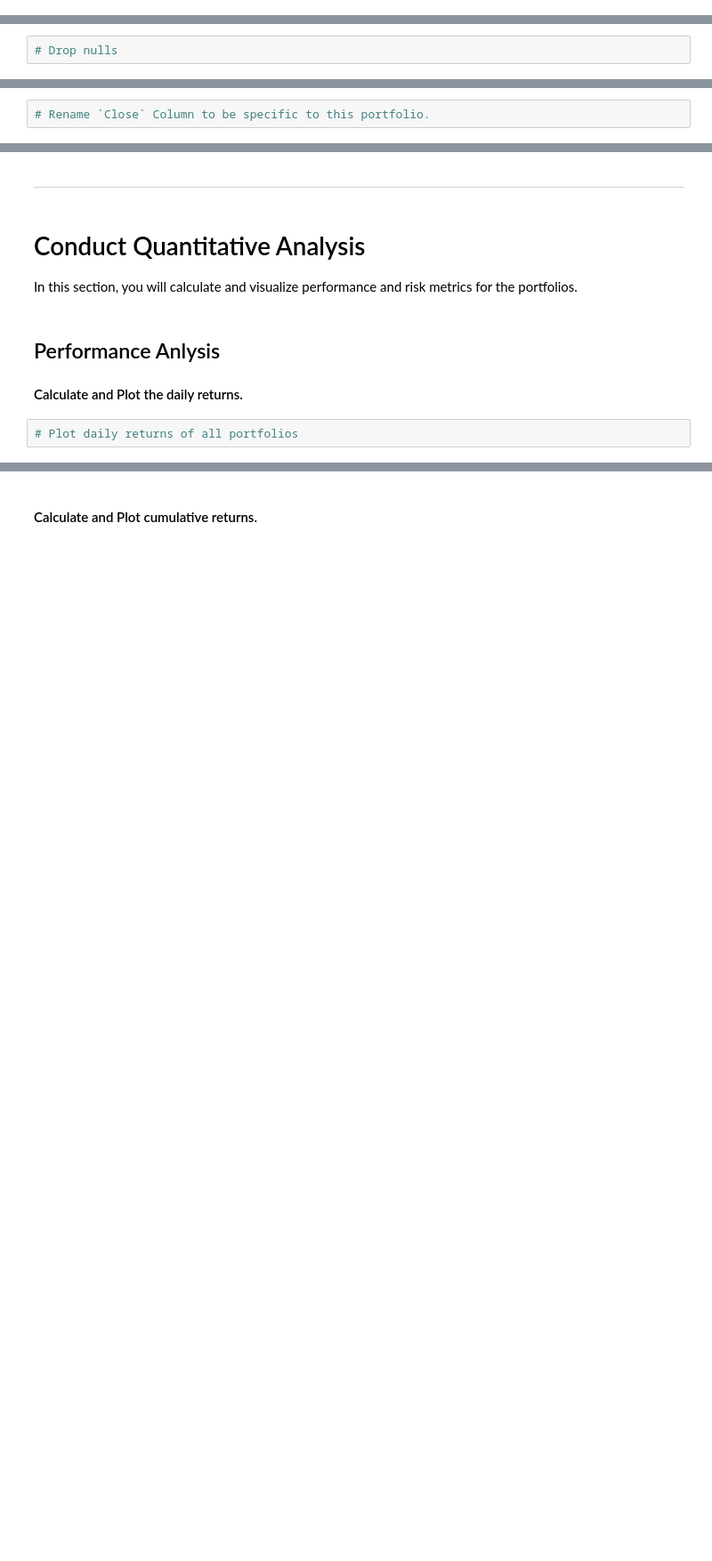
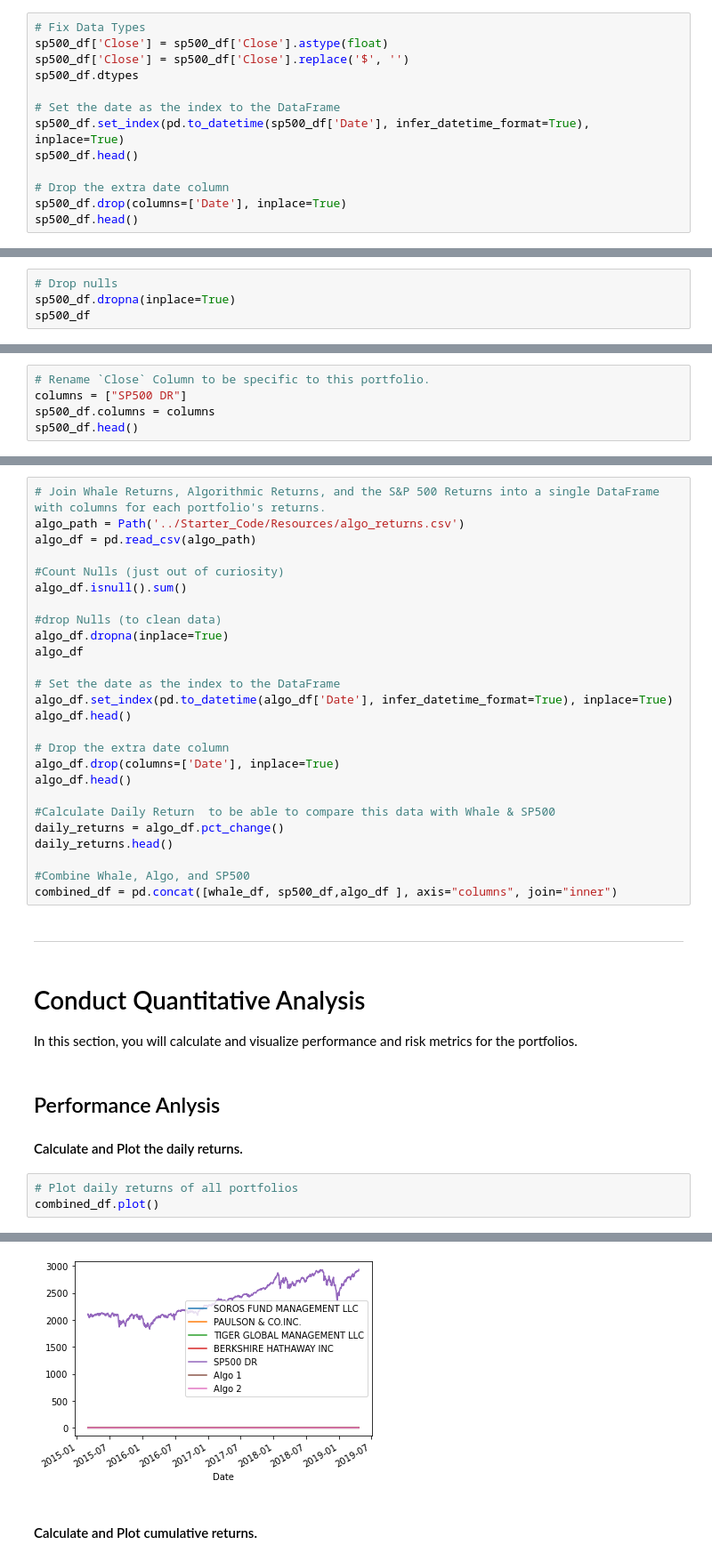
Before and after one commit to riwi77/Miami-Homework-, a Jupyter notebook: 04-Pandas/Instructions/Starter_Code/whale_analysis.ipynb, the cells around one changed output, grey strips where cells are left out. Shown at 89% size. Cells and saved outputs as stored; diff of their text form; blank space fills up the shorter version.

```diff
--- a/04-Pandas/Instructions/Starter_Code/whale_analysis.ipynb
+++ b/04-Pandas/Instructions/Starter_Code/whale_analysis.ipynb
@@ -59,0 +133,13 @@ Read the S&P 500 historic closing prices and create a new daily returns DataFram
+# %%
+# Fix Data Types
+sp500_df['Close'] = sp500_df['Close'].astype(float)
+sp500_df['Close'] = sp500_df['Close'].replace('$', '')
+sp500_df.dtypes
+
+# Set the date as the index to the DataFrame
+sp500_df.set_index(pd.to_datetime(sp500_df['Date'], infer_datetime_format=True), inplace=True)
+sp500_df.head()
+
+# Drop the extra date column
+sp500_df.drop(columns=['Date'], inplace=True)
+sp500_df.head()
@@ -62,2 +166,4 @@ Read the S&P 500 historic closing prices and create a new daily returns DataFram
 # %%
 # Drop nulls
+sp500_df.dropna(inplace=True)
+sp500_df
@@ -64,2 +185,5 @@ Read the S&P 500 historic closing prices and create a new daily returns DataFram
 # %%
 # Rename `Close` Column to be specific to this portfolio.
+columns = ["SP500 DR"]
+sp500_df.columns = columns
+sp500_df.head()
@@ -70,3 +200,29 @@ Read the S&P 500 historic closing prices and create a new daily returns DataFram
+# %%
+# Join Whale Returns, Algorithmic Returns, and the S&P 500 Returns into a single DataFrame with columns for each portfolio's returns.
+algo_path = Path('../Starter_Code/Resources/algo_returns.csv')
+algo_df = pd.read_csv(algo_path)
+
+#Count Nulls (just out of curiosity)
+algo_df.isnull().sum()
+
+#drop Nulls (to clean data)
+algo_df.dropna(inplace=True)
+algo_df
+
+# Set the date as the index to the DataFrame
+algo_df.set_index(pd.to_datetime(algo_df['Date'], infer_datetime_format=True), inplace=True)
+algo_df.head()
+
+# Drop the extra date column
+algo_df.drop(columns=['Date'], inplace=True)
+algo_df.head()
+
+#Calculate Daily Return  to be able to compare this data with Whale & SP500
+daily_returns = algo_df.pct_change()
+daily_returns.head()
+
+#Combine Whale, Algo, and SP500
+combined_df = pd.concat([whale_df, sp500_df,algo_df ], axis="columns", join="inner")
 # %% [markdown]
 ---
 # %% [markdown]
@@ -79,3 +235,5 @@ In this section, you will calculate and visualize performance and risk metrics f
 #### Calculate and Plot the daily returns.
 # %%
 # Plot daily returns of all portfolios
+combined_df.plot()
+# %% [output]
@@ -82,3 +241,4 @@ In this section, you will calculate and visualize performance and risk metrics f
+[figure, added]
 # %% [markdown]
 #### Calculate and Plot cumulative returns.
 # %%
```
Also changed, not shown: parts of 19 cells of this notebook, 1 other file.
